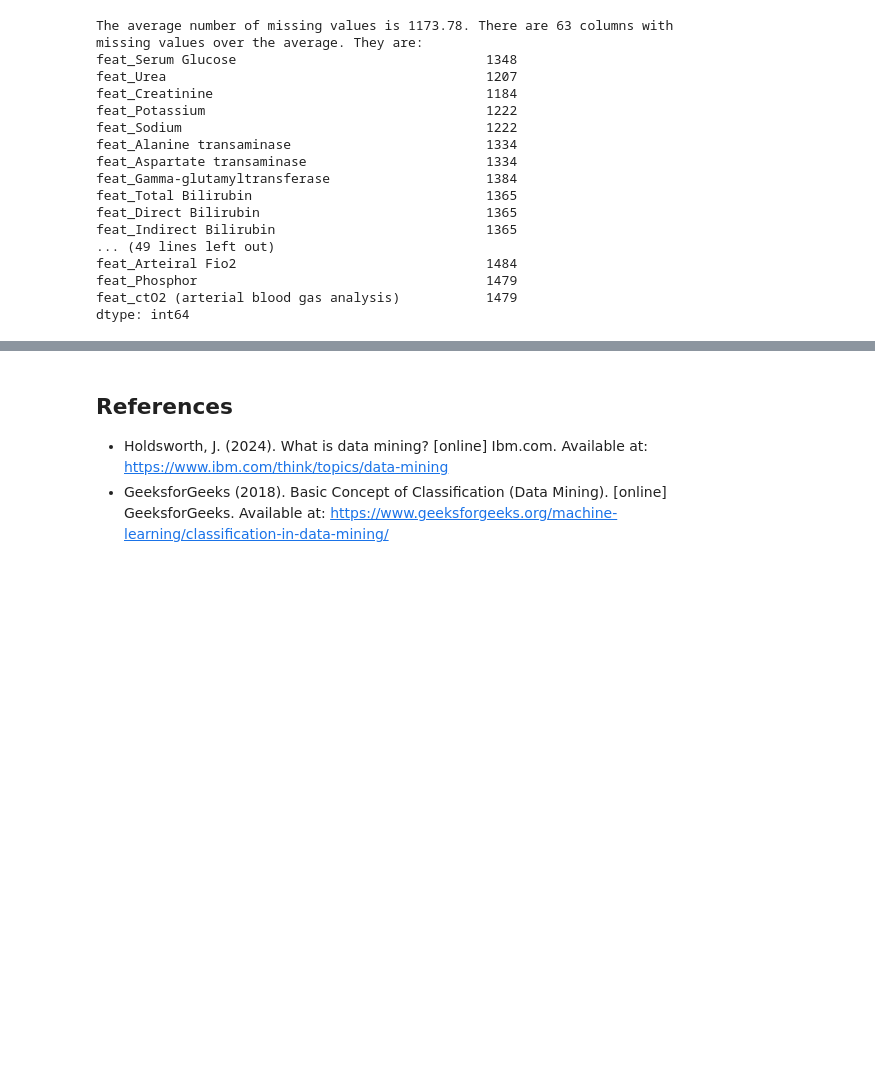
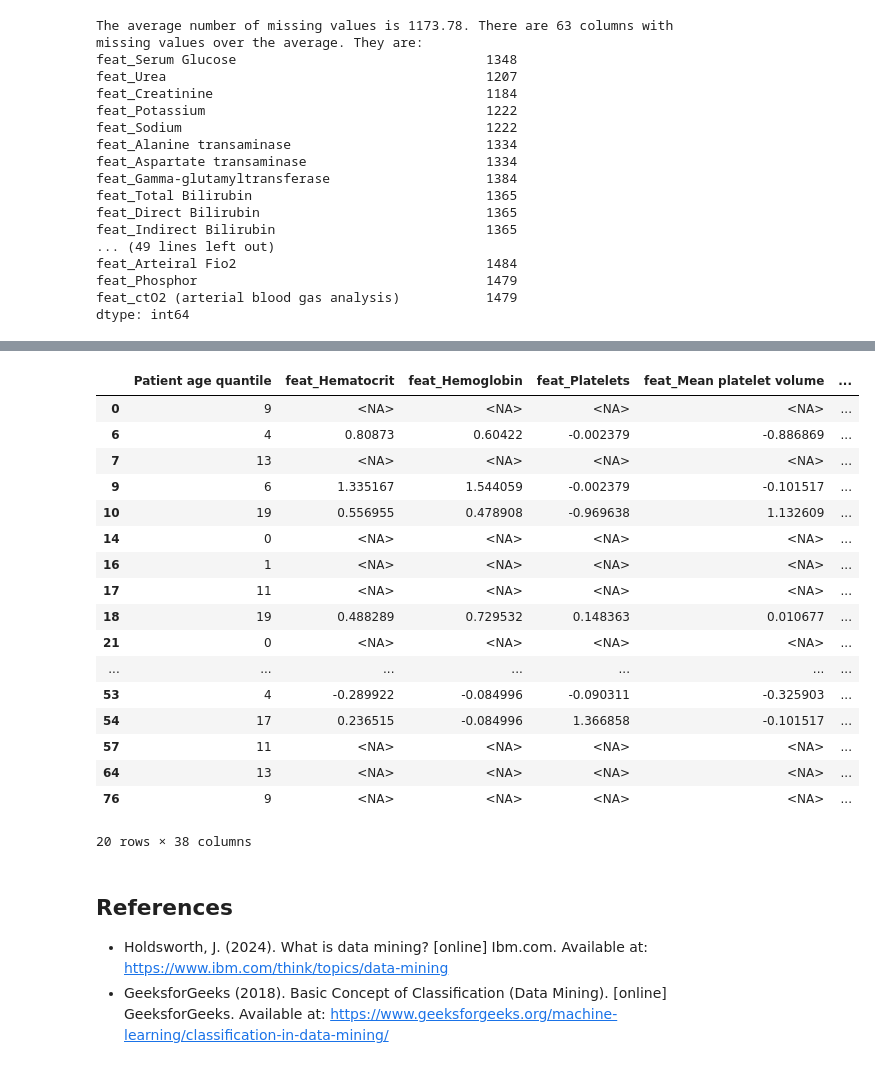
Before and after one commit to TheCherubQueen/DC3DMN, a Jupyter notebook: cw/DC3DMN_Report.ipynb, the cells around one changed output, grey strips where cells are left out. Saved outputs shown, nothing was run; the diff lists cells and outputs as text; code cells hidden in the pictures; blank space fills up the shorter version.

```diff
--- a/cw/DC3DMN_Report.ipynb
+++ b/cw/DC3DMN_Report.ipynb
@@ -55,11 +54,11 @@ df_all = pd.read_csv(
     filepath_or_buffer ="CW_data.csv",
     encoding='ANSI',
     dtype = schema,
-    true_values = ["positive"],
-    false_values = ["negative"],
+    true_values = ["positive", "detected"],
+    false_values = ["negative", "not_detected"],
     on_bad_lines = "warn"
     )
-
+print(df_all.dtypes)
 #Check the head of the dataframe
 df_all.head(10)
 # %% [output]
@@ -81,6 +92,6 @@ In this section we wil carry out small preprocessing tasks to make the data read
 # %%
 #Remove the patient ID column and check the rest of the data is as expected
-df_all = df_all.drop('Patient ID', axis = 1)
+df_all.drop('Patient ID', axis = 1, inplace = True)
 df_all.head(10)
 # %% [output]
 |  | Patient age quantile | feat_Hematocrit | feat_Hemoglobin | feat_Platelets | feat_Mean platelet volume | ... |
@@ -158,0 +176,5 @@ dtype: int64
+# %%
+#Drop all columns missing over 1200 data points.
+threshold = missing_per_column < 1200
+df_all = df_all.loc[:,threshold]
+print(f'The current shape of df_all is: {df_all.shape}')
@@ -159,3 +207,24 @@ dtype: int64
+# %%
+df_all.head(20)
+# %% [output]
+|  | Patient age quantile | feat_Hematocrit | feat_Hemoglobin | feat_Platelets | feat_Mean platelet volume | ... |
+| 0 | 9 | <NA> | <NA> | <NA> | <NA> | ... |
+| 6 | 4 | 0.80873 | 0.60422 | -0.002379 | -0.886869 | ... |
+| 7 | 13 | <NA> | <NA> | <NA> | <NA> | ... |
+| 9 | 6 | 1.335167 | 1.544059 | -0.002379 | -0.101517 | ... |
+| 10 | 19 | 0.556955 | 0.478908 | -0.969638 | 1.132609 | ... |
+| 14 | 0 | <NA> | <NA> | <NA> | <NA> | ... |
+| 16 | 1 | <NA> | <NA> | <NA> | <NA> | ... |
+| 17 | 11 | <NA> | <NA> | <NA> | <NA> | ... |
+| 18 | 19 | 0.488289 | 0.729532 | 0.148363 | 0.010677 | ... |
+| 21 | 0 | <NA> | <NA> | <NA> | <NA> | ... |
+| ... | ... | ... | ... | ... | ... | ... |
+| 53 | 4 | -0.289922 | -0.084996 | -0.090311 | -0.325903 | ... |
+| 54 | 17 | 0.236515 | -0.084996 | 1.366858 | -0.101517 | ... |
+| 57 | 11 | <NA> | <NA> | <NA> | <NA> | ... |
+| 64 | 13 | <NA> | <NA> | <NA> | <NA> | ... |
+| 76 | 9 | <NA> | <NA> | <NA> | <NA> | ... |
+20 rows × 38 columns
 # %% [markdown]
 ## References
 
```
Also changed, not shown: parts of 10 cells of this notebook, 2 other files.
